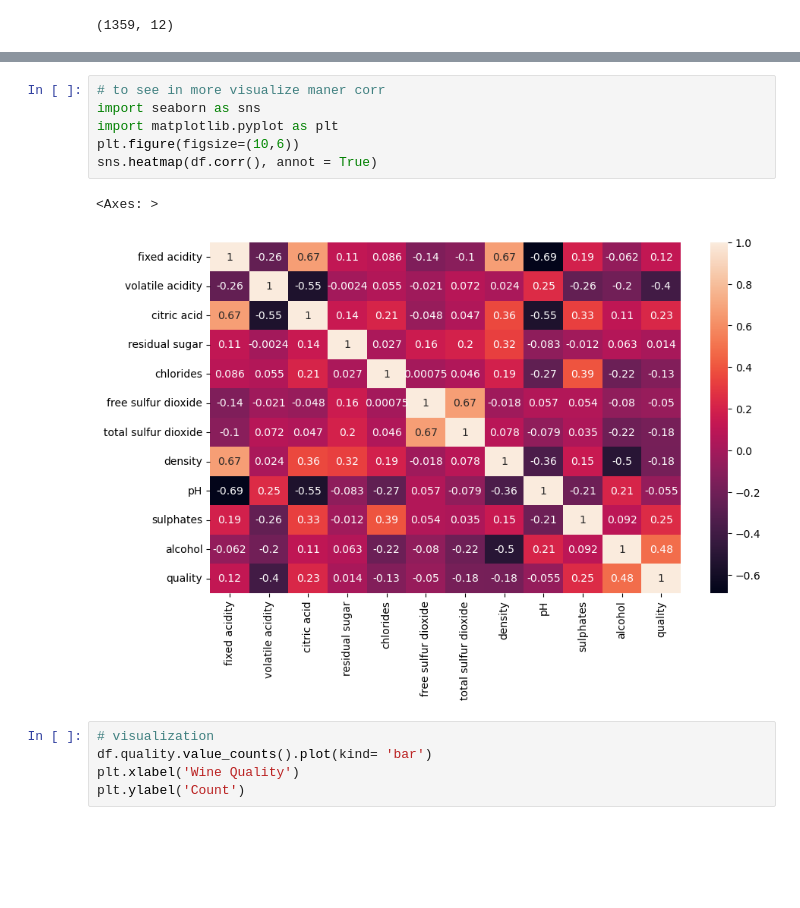
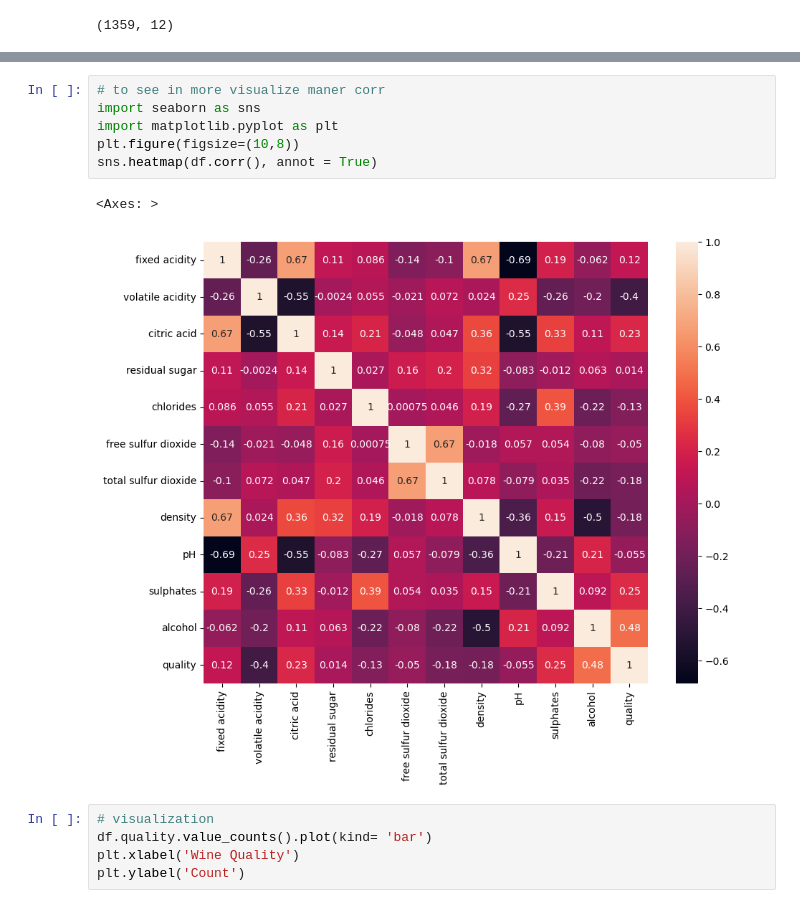
Before and after one commit to ankit-yadav9834/ML-playground-, a Jupyter notebook: EDA/red_wine_dataset.ipynb, the cells around one changed output, grey strips where cells are left out. Saved outputs shown, nothing was run; the diff lists cells and outputs as text; blank space fills up the shorter version.

```diff
--- a/EDA/red_wine_dataset.ipynb
+++ b/EDA/red_wine_dataset.ipynb
@@ -132,12 +132,12 @@ df.corr()
 # %%
 # to see in more visualize maner corr
 import seaborn as sns
 import matplotlib.pyplot as plt
-plt.figure(figsize=(10,6))
+plt.figure(figsize=(10,8))
 sns.heatmap(df.corr(), annot = True)
 # %% [output]
 <Axes: >
-[figure, old version]
+[figure, new version]
 # %%
 # visualization
 df.quality.value_counts().plot(kind= 'bar')
```
Also changed, not shown: parts of 1 cell of this notebook, 5 other files.
